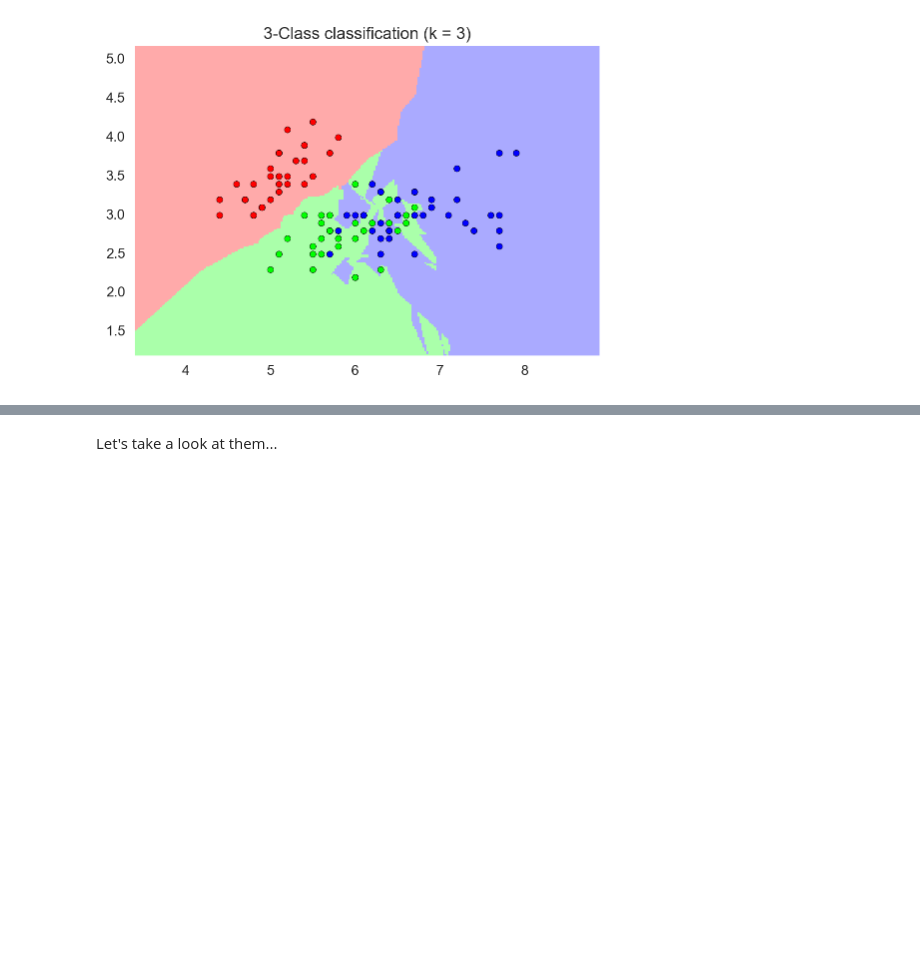
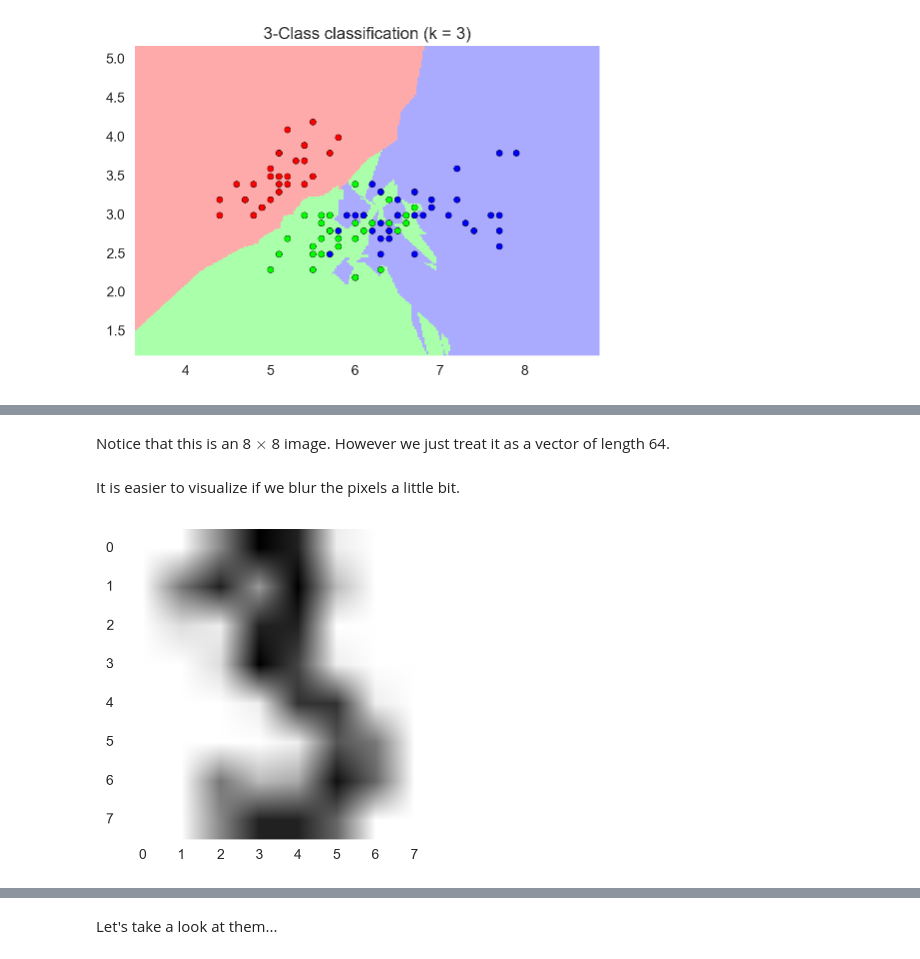
Before and after one commit to mcrovella/CS506-Computational-Tools-for-Data-Science, a Jupyter notebook: 15B-Classification-II-Demo.ipynb, the cells around one changed output, grey strips where cells are left out. Saved outputs shown, nothing was run; the diff lists cells and outputs as text; code cells hidden in the pictures; blank space fills up the shorter version.

```diff
--- a/15B-Classification-II-Demo.ipynb
+++ b/15B-Classification-II-Demo.ipynb
@@ -394,3 +445,11 @@ SyntaxError: Missing parentheses in call to 'print' (<ipython-input-146-9efa6622
+# %% [markdown]
+Notice that this is an 8 $\times$ 8 image. However we just treat it as a vector of length 64.
+# %% [markdown]
+It is easier to visualize if we blur the pixels a little bit.
 # %%
-plt.rc("image", cmap="binary")
-plt.imshow(digits.images[2])
+plt.rc('image', cmap='binary', interpolation='bilinear')
+plt.rc('axes', grid=False)
+plt.figure(figsize=(4,4))
+_=plt.imshow(digits.images[3])
+# %% [output]
+[figure, added]
```
Also changed, not shown: parts of 18 cells of this notebook, 1 other file.
